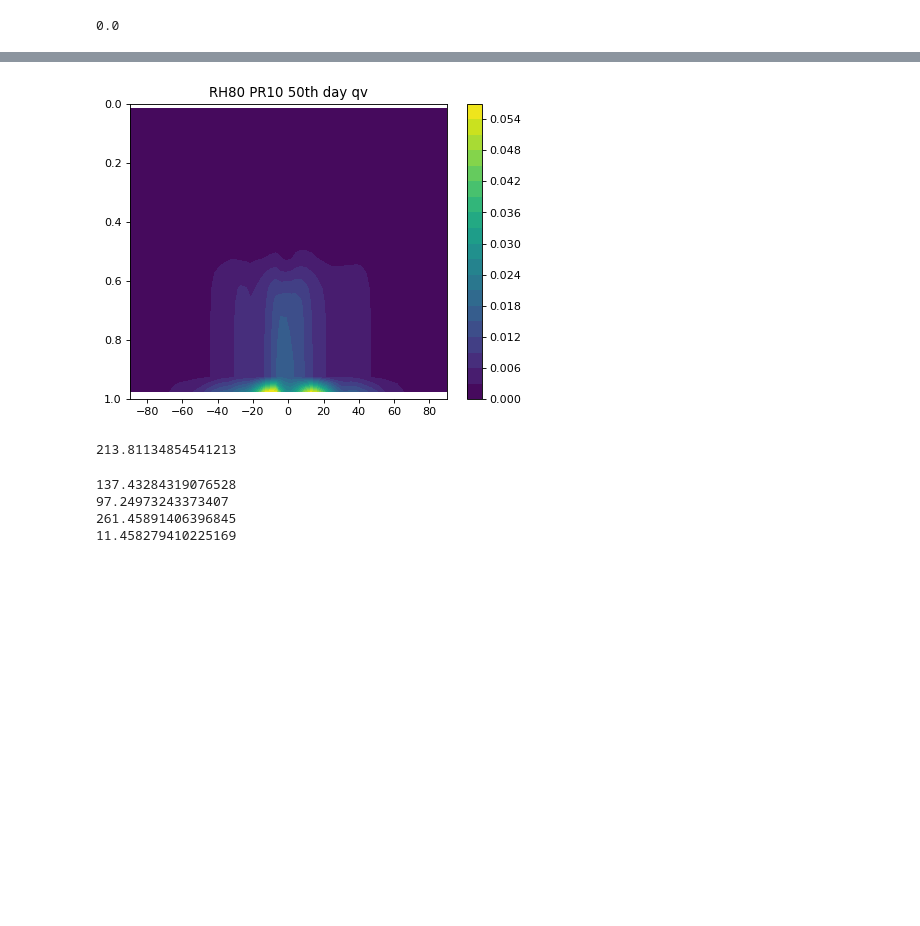
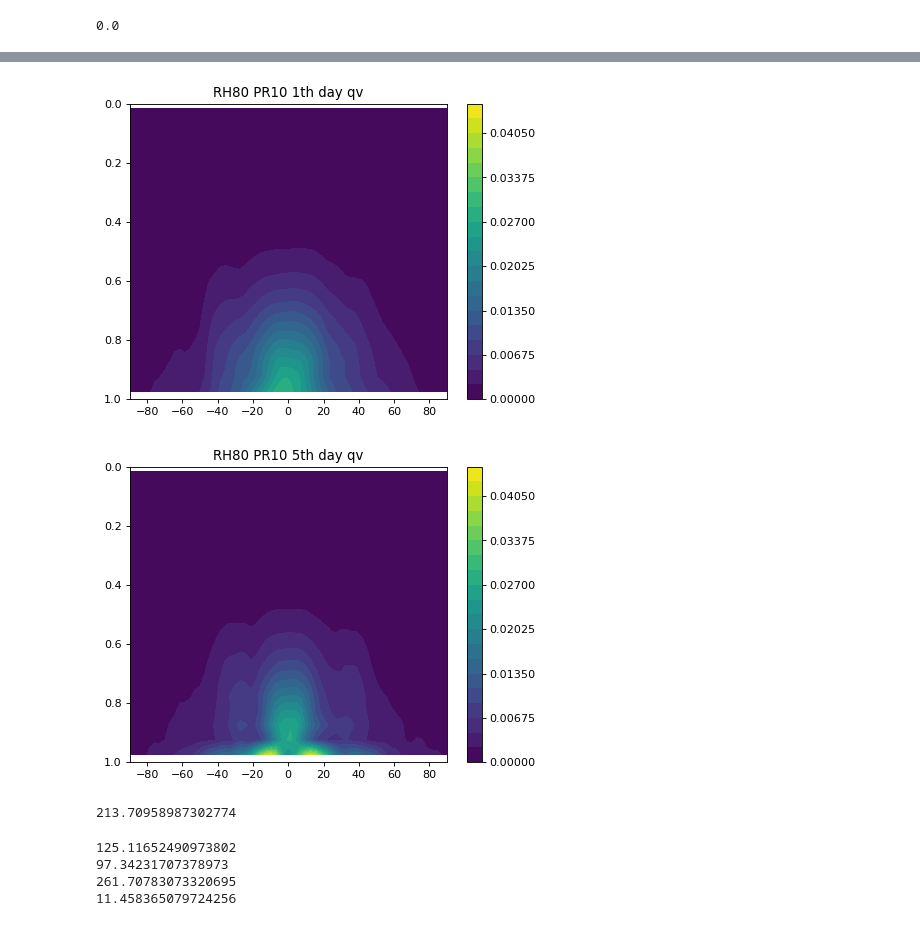
Before and after one commit to PeterChang1023/Dycore_Master, a Jupyter notebook: dycore/IdealizeSpetral.jl/exp/HSt42/check_spinupday.ipynb, the cells around one changed output, grey strips where cells are left out. Cells and saved outputs as stored; diff of their text form; code cells hidden in the pictures; blank space fills up the shorter version.

```diff
--- a/dycore/IdealizeSpetral.jl/exp/HSt42/check_spinupday.ipynb
+++ b/dycore/IdealizeSpetral.jl/exp/HSt42/check_spinupday.ipynb
@@ -109,7 +109,7 @@ class Dycore:
         self.Prec[:, 0,:,:] = 1/self.g * self.qv_diff[:, 0,:,:] * (self.p[:, 1,:,:] - self.p[:, 0,:,:])/2
         self.Prec[:,-1,:,:] = 1/self.g * self.qv_diff[:,-1,:,:] * (self.p[:,-1,:,:] - self.p[:,-2,:,:])/2
 
-        self.Prec_mean = np.nanmean(self.Prec, axis=(1))
+        self.Prec_mean = np.nansum(self.Prec, axis=(1))
         self.Prec_mean2 = np.nanmean(self.Prec_mean, axis=(2))
 
         return self.Prec_mean2
@@ -123,6 +123,10 @@ class Dycore:
         print(np.nanmax(self.t), np.nanmin(self.t))
         self.t_mean = np.nanmean(self.t[-100:,:,:,:], axis=(1,3))
         return self.t_mean
+
+    def cal_diff(self):
+
+        return np.nanmean(self.qv_diff, axis=(1,3))
 # %%
 file = "test_final.dat"
 time = np.linspace(0,5,5)
@@ -139,6 +143,8 @@ for pr in range(10,20,10):
     dycore = Dycore(file)
     # get_KE = dycore.cal_KE()
     Prec   = dycore.cal_pre()
+    Prec_new   = dycore.cal_diff()
+
     # t_mean = dycore.cal_t()
     # t_mean2 = dycore.cal_t_last()
 
@@ -330,8 +337,8 @@ for i in range(10,20,10):
 # %% [markdown]
 ### factor 1 and 2, K_E, qv, pqpz
 # %%
-day_ini = 0
-day_final = 1
+day_ini = 3
+day_final = 4
 
 for i in range(10,20,10):
     pr = i
@@ -360,7 +367,8 @@ for i in range(10,20,10):
     plt.figure(dpi=100.)
     factor2_mean = np.nanmean(factor2[day_ini:day_final,:,:,:], axis=(0,3))
 
-    CS = plt.contourf(yy, sigma_mean2, factor2_mean , levels=21)
+    CS = plt.contourf(yy, sigma_mean2, factor2_mean , levels=21, cmap="BrBG")
+    plt.contour(yy, sigma_mean2, factor2_mean, [0,0.00001], color='k')
     plt.colorbar(CS)
     plt.title(f"RH80 PR{pr} 0-5day factor2 * 1200")
 
@@ -422,9 +430,10 @@ for i in range(10,20,10):
 
     plt.figure(dpi=100.)
     factor3 = dycore.getVar("factor3_xyzt")
-    factor_mean = np.nanmean(factor1 + factor2 + factor3  , axis=(0,3))
+    factor_mean = np.nanmean(factor1 + factor2 - factor3  , axis=(0,3))
 
-    CS = plt.contourf(yy, sigma_mean2, factor_mean, levels=21)
+    CS = plt.contourf(yy, sigma_mean2, factor_mean, levels=21, cmap="BrBG")
+    plt.contour(yy, sigma_mean2, factor_mean, [-0.0005,0], color='k')
     plt.colorbar(CS)
     plt.title(f"RH80 PR{pr} 0-5day factor_all")
 
@@ -702,30 +711,51 @@ for i in range(10,20,10):
 # %%
+for i in range(10,20,10):
+    pr = i
+    dycore = Dycore(file)
+    yy, sigma_mean2 = dycore.yy, dycore.sigma_mean2
+
+    qv = dycore.qv
+    qv_n = dycore.qv_n
+
+
+    plt.figure(dpi=80.)
+    qv_mean1 = np.nanmean(qv[0,:,:,:], axis=(2))
+    # qv_mean2 = np.nanmean(qv[2,:,:,:], axis=(0,3))
+
+
+    CS = plt.contourf(yy, sigma_mean2, (qv_mean1), levels=np.linspace(0, 0.045,21))
+    plt.colorbar(CS)
+    plt.title(f"RH80 PR{pr} 1th day qv")
+
+    plt.ylim([1,0])
+    plt.show()
 for i in range(10,20,10):
     pr = i
     dycore = Dycore(file)
     yy, sigma_mean2 = dycore.yy, dycore.sigma_mean2
 
     qv = dycore.qv
     qv_n = dycore.qv_n
 
 
     plt.figure(dpi=80.)
     qv_mean1 = np.nanmean(qv[-1,:,:,:], axis=(2))
     # qv_mean2 = np.nanmean(qv[2,:,:,:], axis=(0,3))
 
 
-    CS = plt.contourf(yy, sigma_mean2, (qv_mean1), levels=21)
+    CS = plt.contourf(yy, sigma_mean2, (qv_mean1), levels=np.linspace(0, 0.045,21))
     plt.colorbar(CS)
-    plt.title(f"RH80 PR{pr} 50th day qv")
+    plt.title(f"RH80 PR{pr} 5th day qv")
 
     plt.ylim([1,0])
     plt.show()
 # %% [output]
-[figure, old version]
+[figure, new version]
+[figure, added]
 # %%
 np.nanmax(np.nanmean(z[:,19,:,:], axis=1))
 # %% [output]
-213.81134854541213
+213.70958987302774
 # %%
 np.nanmax(np.nanmean(z[:,19,:,:], axis=1))
 tv = t[:,19,:,:] * (1+0.608*qv[:,19,:,:])
@@ -736,7 +766,7 @@ print(np.nanmin(za))
 print(np.nanmin(tv))
 print(np.nanmin(np.log(ps[:,0,:,:])))
 # %% [output]
-137.43284319076528
-97.24973243373407
-261.45891406396845
-11.458279410225169
+125.11652490973802
+97.34231707378973
+261.70783073320695
+11.458365079724256
```
Also changed, not shown: parts of 8 cells of this notebook, 2 other files.
